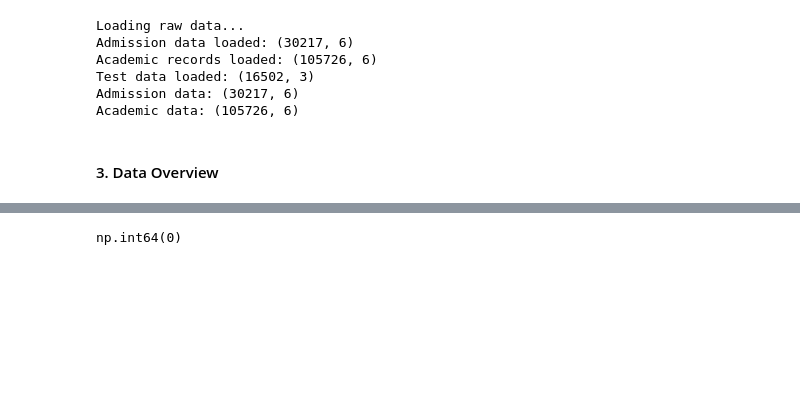
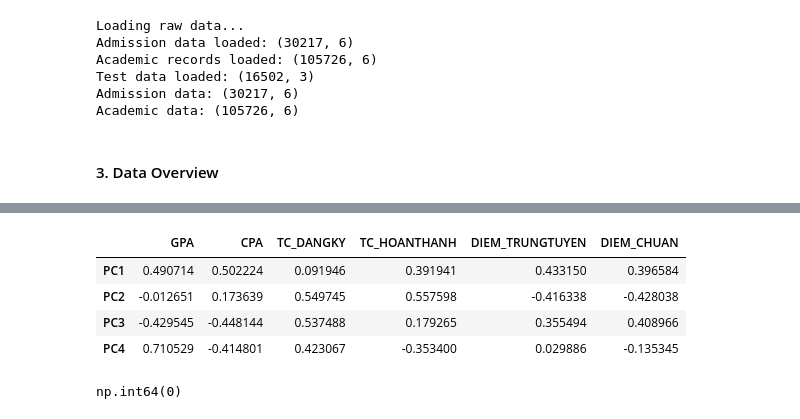
Before and after one commit to Vanh41/Learning-Progress-Prediction, a Jupyter notebook: notebooks/experimental/EDA.ipynb, the cells around one changed output, grey strips where cells are left out. Cells and saved outputs as stored; diff of their text form; code cells hidden in the pictures; blank space fills up the shorter version.

```diff
--- a/notebooks/experimental/EDA.ipynb
+++ b/notebooks/experimental/EDA.ipynb
@@ -68,3 +112,20 @@ None
+# %%
+pca_opt = PCA(n_components=0.9)  # giữ 90% thông tin
+X_pca_opt = pca_opt.fit_transform(X_scaled)
+X_pca_opt.shape
+pc_df = pd.DataFrame(
+    pca_opt.components_,
+    columns=df_num.columns,
+    index=[f"PC{i+1}" for i in range(pca_opt.n_components_)]
+)
+
+pc_df
+# %% [output]
+|  | GPA | CPA | TC_DANGKY | TC_HOANTHANH | DIEM_TRUNGTUYEN | DIEM_CHUAN |
+| PC1 | 0.490714 | 0.502224 | 0.091946 | 0.391941 | 0.433150 | 0.396584 |
+| PC2 | -0.012651 | 0.173639 | 0.549745 | 0.557598 | -0.416338 | -0.428038 |
+| PC3 | -0.429545 | -0.448144 | 0.537488 | 0.179265 | 0.355494 | 0.408966 |
+| PC4 | 0.710529 | -0.414801 | 0.423067 | -0.353400 | 0.029886 | -0.135345 |
 # %%
 (academic_df['TC_DANGKY'] == 0).sum()
 # %% [output]
```
Also changed, not shown: parts of 7 cells of this notebook, 18 other files.
